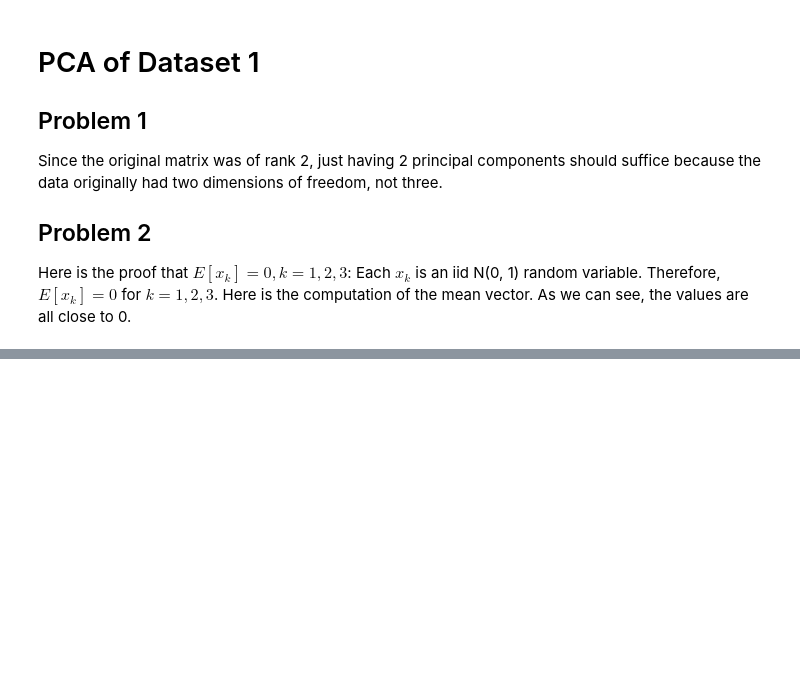
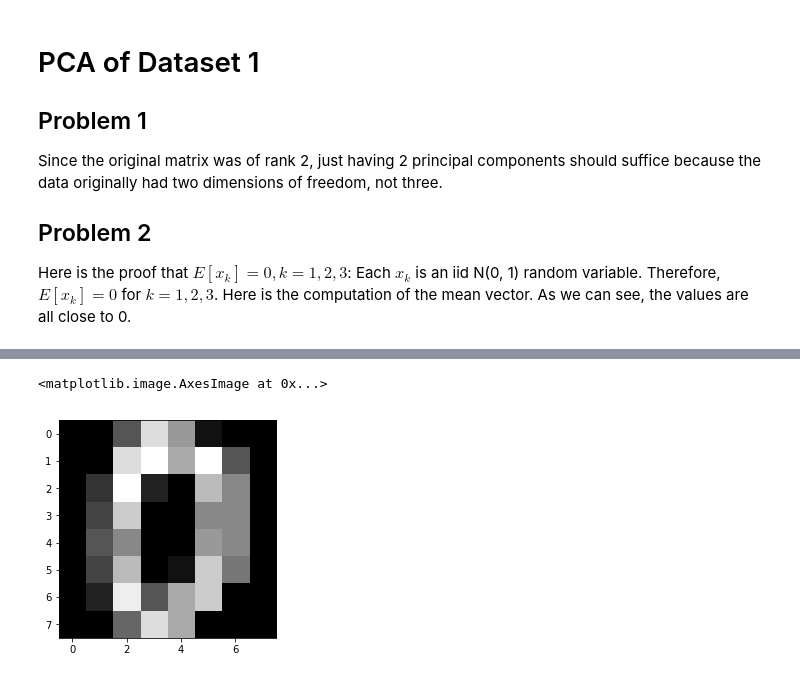
Before and after one commit to lesterfan/ML-for-Engineers, a Jupyter notebook: Jupyter Exercise 2.ipynb, the cells around one changed output, grey strips where cells are left out. Saved outputs shown, nothing was run; the diff lists cells and outputs as text; code cells hidden in the pictures; blank space fills up the shorter version.

```diff
--- a/Jupyter Exercise 2.ipynb
+++ b/Jupyter Exercise 2.ipynb
@@ -138,0 +369,8 @@ print m
+# %%
+from sklearn.datasets import load_digits
+images, labels = load_digits(1, return_X_y = True)
+pic = np.reshape(images[0], (8, 8))
+plt.imshow(pic,cmap='gray')
+# %% [output]
+<matplotlib.image.AxesImage at 0x...>
+[figure, added]
```
Also changed, not shown: parts of 61 cells of this notebook.
